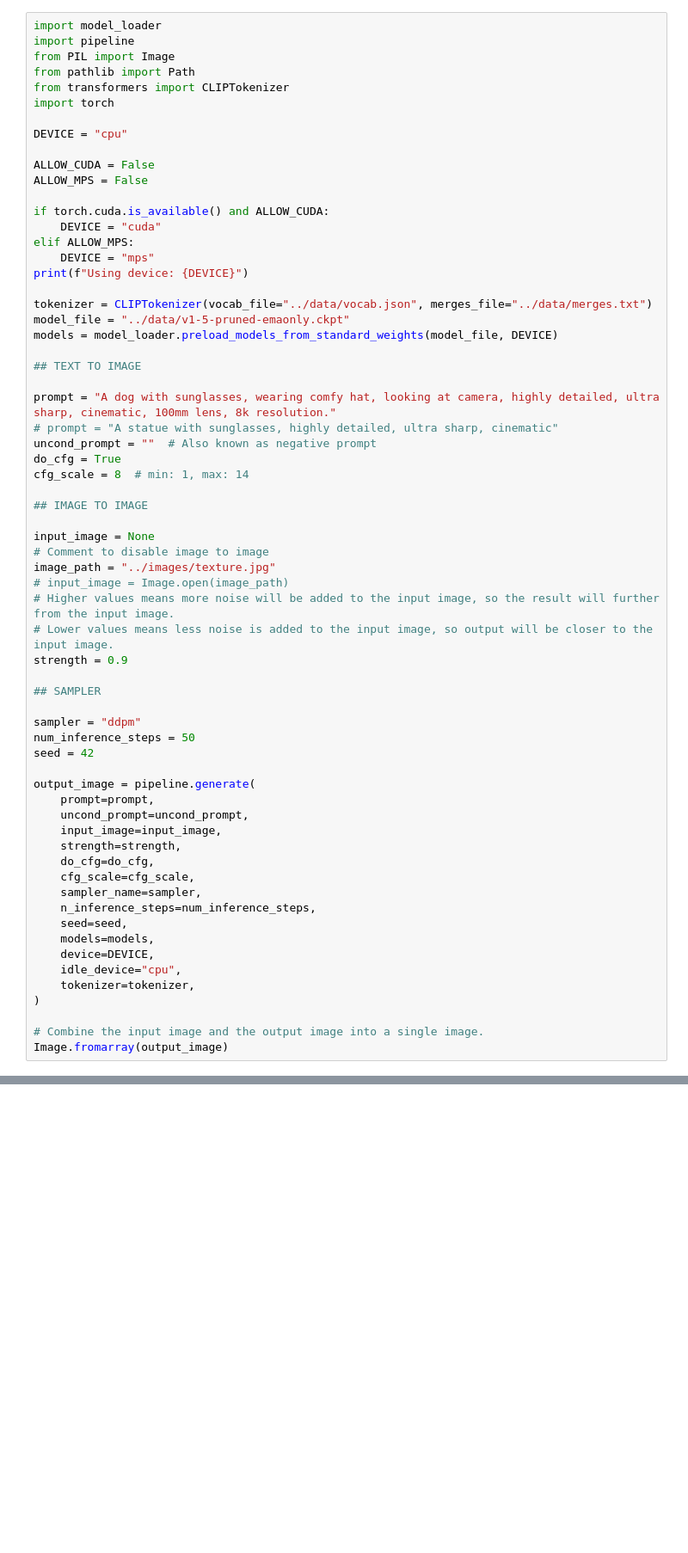
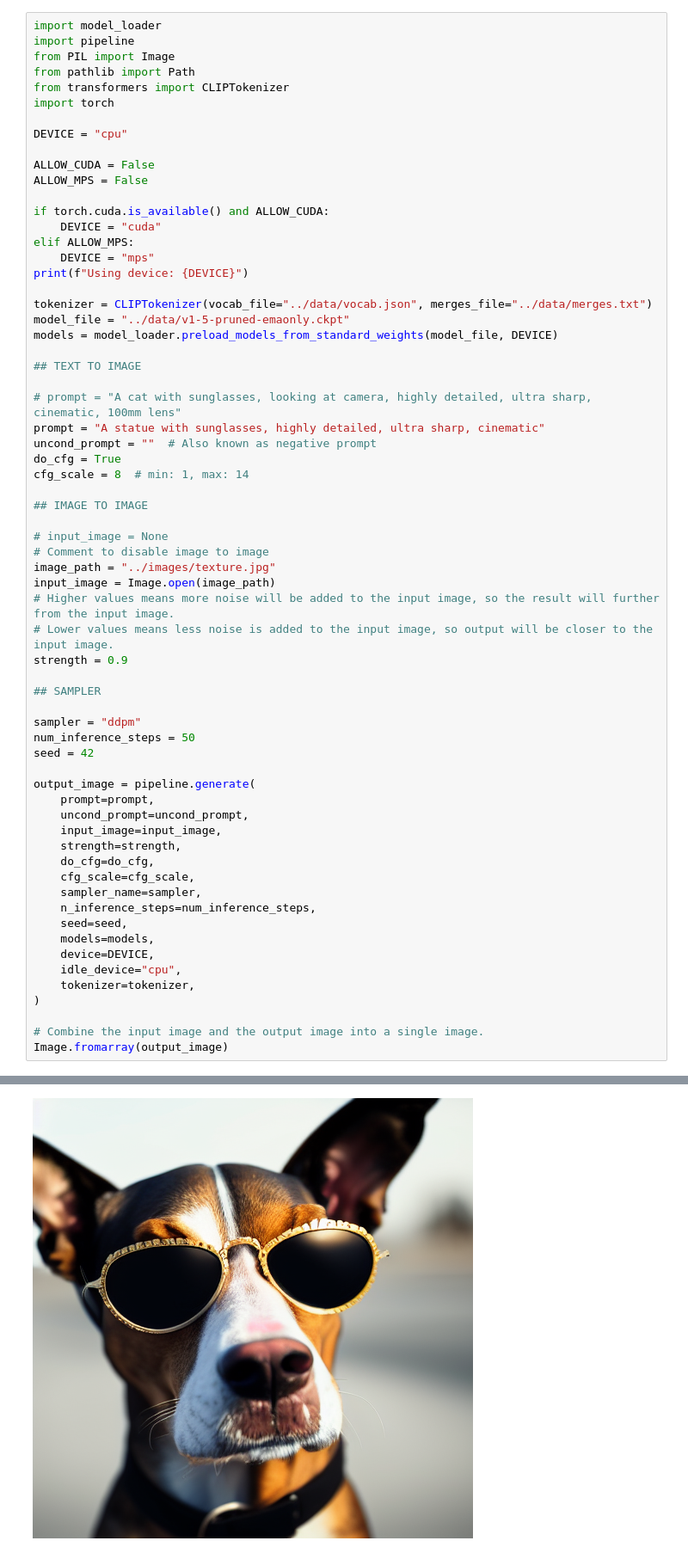
Before and after one commit to MaverickIsKing/StableDiffusionFromScratch, a Jupyter notebook: sd/demo.ipynb, the cells around one changed output, grey strips where cells are left out. Shown at 86% size. Saved outputs shown, nothing was run; the diff lists cells and outputs as text; blank space fills up the shorter version.

```diff
--- a/sd/demo.ipynb
+++ b/sd/demo.ipynb
@@ -23,18 +23,18 @@ models = model_loader.preload_models_from_standard_weights(model_file, DEVICE)
 
 ## TEXT TO IMAGE
 
-prompt = "A dog with sunglasses, wearing comfy hat, looking at camera, highly detailed, ultra sharp, cinematic, 100mm lens, 8k resolution."
-# prompt = "A statue with sunglasses, highly detailed, ultra sharp, cinematic"
+# prompt = "A cat with sunglasses, looking at camera, highly detailed, ultra sharp, cinematic, 100mm lens"
+prompt = "A statue with sunglasses, highly detailed, ultra sharp, cinematic"
 uncond_prompt = ""  # Also known as negative prompt
 do_cfg = True
 cfg_scale = 8  # min: 1, max: 14
 
 ## IMAGE TO IMAGE
 
-input_image = None
+# input_image = None
 # Comment to disable image to image
 image_path = "../images/texture.jpg"
-# input_image = Image.open(image_path)
+input_image = Image.open(image_path)
 # Higher values means more noise will be added to the input image, so the result will further from the input image.
 # Lower values means less noise is added to the input image, so output will be closer to the input image.
 strength = 0.9
@@ -63,3 +63,4 @@ output_image = pipeline.generate(
 
 # Combine the input image and the output image into a single image.
 Image.fromarray(output_image)
+# %% [output]
@@ -65,0 +68 @@ Image.fromarray(output_image)
+[figure, added]
```
Also changed, not shown: parts of 1 cell of this notebook, 6 other files.
